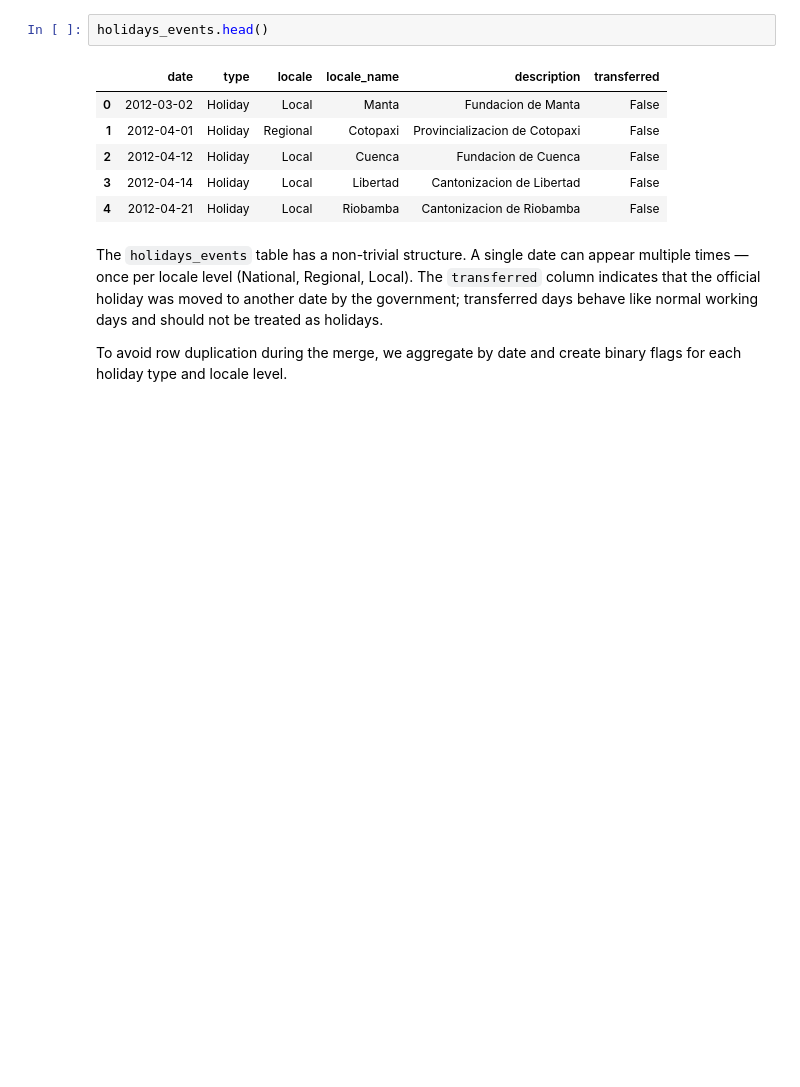
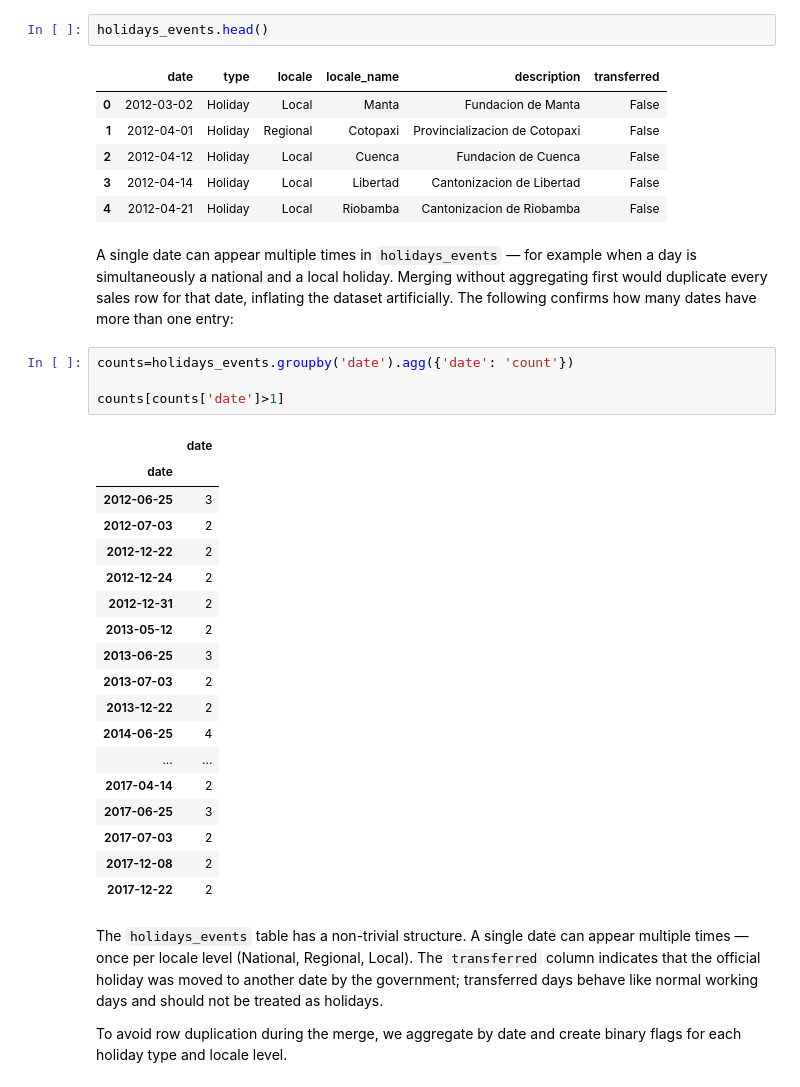
Before and after one commit to AlejandroBeldaFernandez/Store-Sales, a Jupyter notebook: Store Sales.ipynb, the cells around one changed output. Saved outputs shown, nothing was run; the diff lists cells and outputs as text; blank space fills up the shorter version.

```diff
--- a/Store Sales.ipynb
+++ b/Store Sales.ipynb
@@ -58,6 +58,31 @@ holidays_events.head()
 | 2 | 2012-04-12 | Holiday | Local | Cuenca | Fundacion de Cuenca | False |
 | 3 | 2012-04-14 | Holiday | Local | Libertad | Cantonizacion de Libertad | False |
 | 4 | 2012-04-21 | Holiday | Local | Riobamba | Cantonizacion de Riobamba | False |
+# %% [markdown]
+A single date can appear multiple times in `holidays_events` — for example when a day is simultaneously a national and a local holiday. Merging without aggregating first would duplicate every sales row for that date, inflating the dataset artificially. The following confirms how many dates have more than one entry:
+# %%
+counts=holidays_events.groupby('date').agg({'date': 'count'})
+
+counts[counts['date']>1]
+# %% [output]
+|  | date |
+| date |  |
+| 2012-06-25 | 3 |
+| 2012-07-03 | 2 |
+| 2012-12-22 | 2 |
+| 2012-12-24 | 2 |
+| 2012-12-31 | 2 |
+| 2013-05-12 | 2 |
+| 2013-06-25 | 3 |
+| 2013-07-03 | 2 |
+| 2013-12-22 | 2 |
+| 2014-06-25 | 4 |
+| ... | ... |
+| 2017-04-14 | 2 |
+| 2017-06-25 | 3 |
+| 2017-07-03 | 2 |
+| 2017-12-08 | 2 |
+| 2017-12-22 | 2 |
 # %% [markdown]
 The `holidays_events` table has a non-trivial structure. A single date can appear multiple times — once per locale level (National, Regional, Local). The `transferred` column indicates that the official holiday was moved to another date by the government; transferred days behave like normal working days and should not be treated as holidays.
 
```
Also changed, not shown: parts of 1 cell of this notebook.
